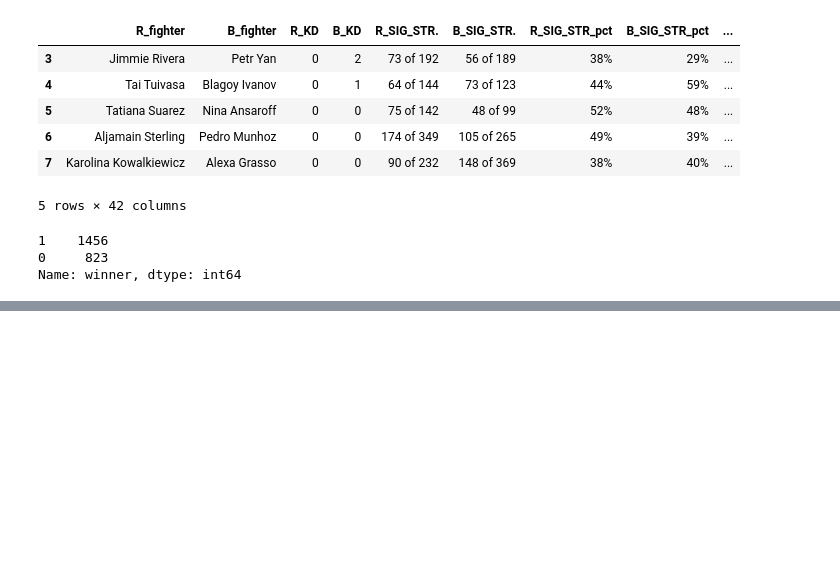
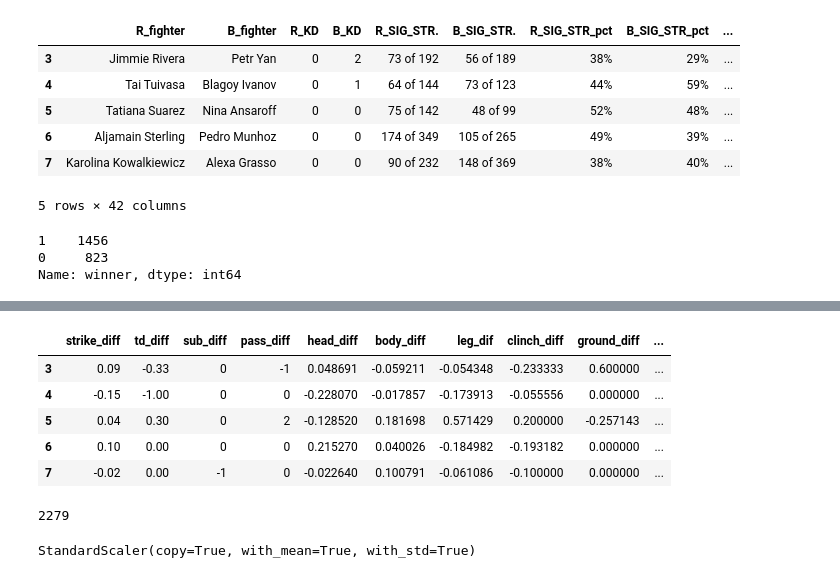
Before and after one commit to ihdorfman/DCDAT35final, a Jupyter notebook: 190928 EDA.ipynb, the cells around one changed output, grey strips where cells are left out. Drawn from its saved outputs; the diff is of its cells as text; code cells hidden in the pictures; blank space fills up the shorter version.

```diff
--- a/190928 EDA.ipynb
+++ b/190928 EDA.ipynb
@@ -118,0 +223,9 @@ Name: winner, dtype: int64
+# %%
+X.head()
+# %% [output]
+|  | strike_diff | td_diff | sub_diff | pass_diff | head_diff | body_diff | leg_dif | clinch_diff | ground_diff | ... |
+| 3 | 0.09 | -0.33 | 0 | -1 | 0.048691 | -0.059211 | -0.054348 | -0.233333 | 0.600000 | ... |
+| 4 | -0.15 | -1.00 | 0 | 0 | -0.228070 | -0.017857 | -0.173913 | -0.055556 | 0.000000 | ... |
+| 5 | 0.04 | 0.30 | 0 | 2 | -0.128520 | 0.181698 | 0.571429 | 0.200000 | -0.257143 | ... |
+| 6 | 0.10 | 0.00 | 0 | 0 | 0.215270 | 0.040026 | -0.184982 | -0.193182 | 0.000000 | ... |
+| 7 | -0.02 | 0.00 | -1 | 0 | -0.022640 | 0.100791 | -0.061086 | -0.100000 | 0.000000 | ... |
@@ -118,0 +236,6 @@ Name: winner, dtype: int64
+# %%
+#set up dependant variable
+y = df['winner'].copy()
+len(y)
+# %% [output]
+2279
@@ -118,0 +245,5 @@ Name: winner, dtype: int64
+# %%
+train_scaler.fit(X_train)
+test_scaler.fit(X_test)
+# %% [output]
+StandardScaler(copy=True, with_mean=True, with_std=True)
```
Also changed, not shown: parts of 18 cells of this notebook, 2 other files.
